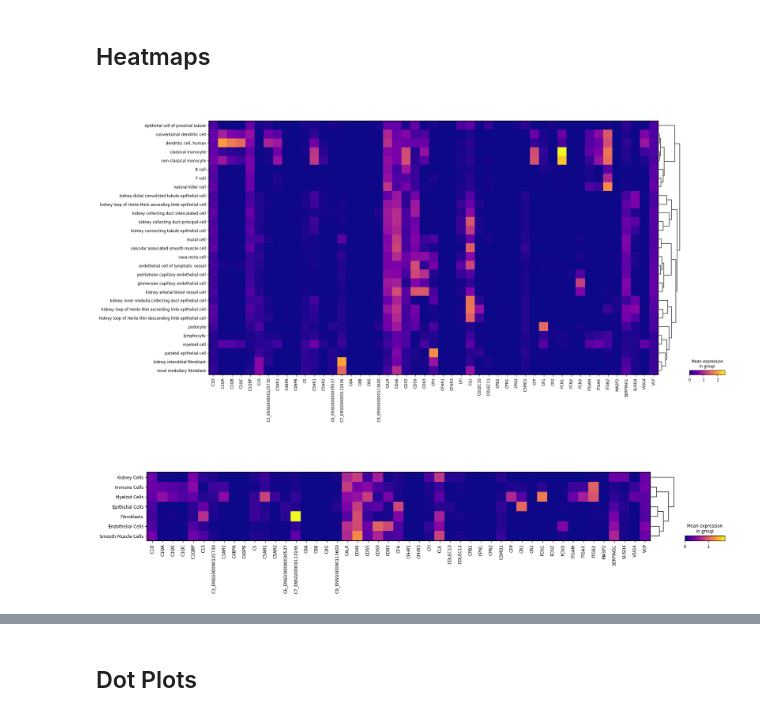
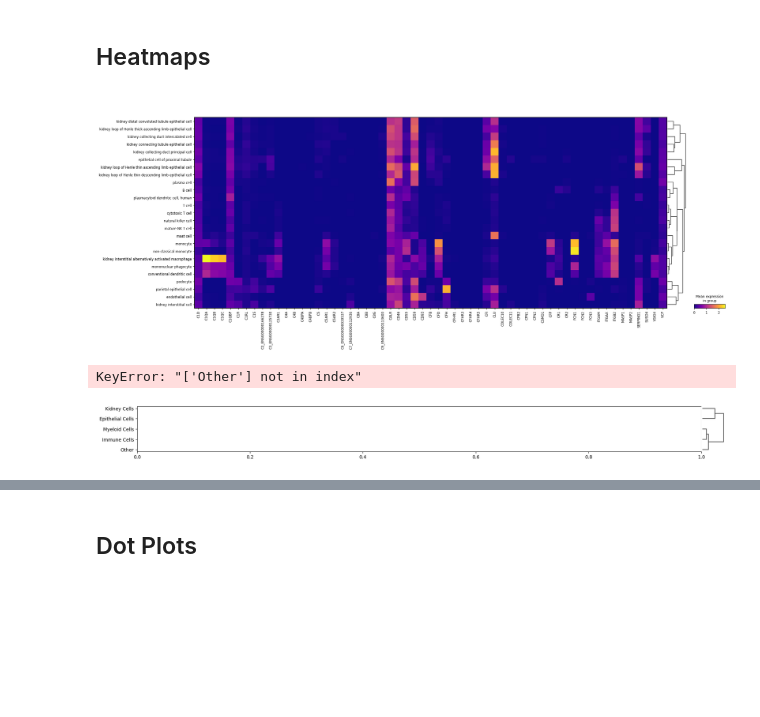
Before and after one commit to aumchampaneri/Biochemistry-BS, a Jupyter notebook: Human Kidney Atlas/Hs_CKD-Kidney_scRNA.ipynb, the cells around one changed output, grey strips where cells are left out. Saved outputs shown, nothing was run; the diff lists cells and outputs as text; code cells hidden in the pictures; blank space fills up the shorter version.

```diff
--- a/Human Kidney Atlas/Hs_CKD-Kidney_scRNA.ipynb
+++ b/Human Kidney Atlas/Hs_CKD-Kidney_scRNA.ipynb
@@ -6,11 +6,16 @@ import scanpy as sc
 
 # Import dataset
 ## ~ 33k Genes
-scRNA_ckd = sc.read_h5ad('/Volumes/CHAMPANERI/Databases/Human_Nor_Kidney_CellHint_scRNA.h5ad')
+# scRNA_ckd = sc.read_h5ad('/Volumes/CHAMPANERI/Databases/Human_Nor-CKD-AKF_scRNA.h5ad') # USB Location
+scRNA_ckd_akf = sc.read_h5ad('/Users/aumchampaneri/Databases/Human_Nor-CKD-AKF_scRNA.h5ad') # Disk Location
 # %% [markdown]
 # Filter Data for only Chronic Kidney Disease (CKD) Samples
 # %%
-TODO
+# Subset the anndata object to only include Chronic Kidney Disease (CKD) samples
+scRNA_ckd = scRNA_ckd_akf[scRNA_ckd_akf.obs['disease'] == 'chronic kidney disease', :].copy()
+
+# # Subset the anndata object to only include Acute Kidney Failure (AKF) samples
+# scRNA_akf = scRNA_ckd_akf[scRNA_ckd_akf.obs['disease'] == 'acute kidney failure', :].copy()
 # %% [markdown]
 # Preprocess Data and Quality Control
 # %%
@@ -172,24 +182,23 @@ print(filtered_gene_list)
 # %%
 # List all the cell types in the dataset
 cell_types = scRNA_ckd.obs['cell_type'].unique()
-# print("Cell Types:")
-# for cell_type in cell_types:
-#     print(f"  {cell_type}")
+print("Cell Types:")
+for cell_type in cell_types:
+    print(f"  {cell_type}")
 
 # Define the groups for cell types
 cell_type_groups = {
-    'Myeloid Cells': ['myeloid cell', 'classical monocyte', 'non-classical monocyte'],
+    'Myeloid Cells': ['monocyte', 'non-classical monocyte', 'mononuclear phagocyte',
+                      'conventional dendritic cell', 'plasmacytoid dendritic cell, human'],
     'Kidney Cells': ['kidney distal convoluted tubule epithelial cell', 'epithelial cell of proximal tubule',
                      'kidney connecting tubule epithelial cell', 'kidney loop of Henle thick ascending limb epithelial cell',
                      'kidney collecting duct intercalated cell', 'kidney collecting duct principal cell',
-                     'kidney inner medulla collecting duct epithelial cell', 'kidney loop of Henle thin descending limb epithelial cell',
-                     'kidney loop of Henle thin ascending limb epithelial cell'],
-    'Endothelial Cells': ['peritubular capillary endothelial cell', 'glomerular capillary endothelial cell',
-                          'vasa recta cell', 'kidney arterial blood vessel cell', 'endothelial cell of lymphatic vessel'],
-    'Fibroblasts': ['kidney interstitial fibroblast', 'renal medullary fibroblast'],
+                     'kidney loop of Henle thin descending limb epithelial cell', 'kidney loop of Henle thin ascending limb epithelial cell',
+                     'kidney interstitial cell', 'podocyte', 'parietal epithelial cell', 'kidney interstitial alternatively activated macrophage'],
+    'Endothelial Cells': ['endothelial cell'],
     'Epithelial Cells': ['podocyte', 'parietal epithelial cell'],
-    'Immune Cells': ['lymphocyte', 'dendritic cell, human', 'conventional dendritic cell', 'natural killer cell', 'B cell', 'T cell'],
-    'Smooth Muscle Cells': ['vascular associated smooth muscle cell', 'mural cell']
+    'Immune Cells': ['T cell', 'cytotoxic T cell', 'natural killer cell', 'mature NK T cell',
+                     'B cell', 'mast cell', 'plasma cell'],
 }
 
 # Map cell types to groups
@@ -199,6 +208,6 @@ for group, cell_types in cell_type_groups.items():
 
 # Check the new amount of cell types
 cell_type_groups = scRNA_ckd.obs['cell_type_group'].unique()
-# print("Cell Type Groups:")
-# for group in cell_type_groups:
-#     print(f"  {group}")
+print("Cell Type Groups:")
+for group in cell_type_groups:
+    print(f"  {group}")
@@ -209,25 +236,25 @@ cell_type_groups = scRNA_ckd.obs['cell_type_group'].unique()
 # %%
 # Define the gene set for plotting
 # List of genes to remove
-genes_to_remove = ['C1R', 'C1RL', 'C2_ENSG00000166278', 'C4A', 'C4B', 'CFB', 'CFD', 'CFHR2', 'CFHR4', 'CFHR5', 'ITGAMX', 'MASP1', 'MASP3', 'MBL2']
+genes_to_remove = ['CFHR2', 'ITGAMX', 'MASP3', 'MBL2']
 # Get the filtered gene list
 filtered_gene_list = filter_genes(gene_dict_names, genes_to_remove)
 
 # Plot the expression of complement genes as a matrix plot
 sc.pl.MatrixPlot(scRNA_ckd,
-                 gene_dict_names,
+                 filtered_gene_list,
                  groupby='cell_type',
                  gene_symbols='feature_name',
                  use_raw=False,
                  log=False,
                  # title='Complement Genes Expression in Kidney Cells',
                  ).add_dendrogram(show=True, size=0.9).style(cmap='plasma', edge_color='none').show()
 # .savefig('matrixplot_aG-aC_CKD.pdf')
 # %% [output]
-[figure, old version]
+[figure, new version]
 # %%
 # Example list of genes to remove
-genes_to_remove = ['C1R', 'C1RL', 'C2_ENSG00000166278', 'C4A', 'C4B', 'CFB', 'CFD', 'CFHR2', 'CFHR4', 'CFHR5', 'ITGAMX', 'MASP1', 'MASP3', 'MBL2']
+genes_to_remove = ['CFHR2', 'ITGAMX', 'MASP3', 'MBL2']
 # Get the filtered gene list
 filtered_gene_list = filter_genes(gene_dict_names, genes_to_remove)
 
@@ -242,7 +269,8 @@ sc.pl.MatrixPlot(scRNA_ckd,
                  ).add_dendrogram(show=True, size=0.9).style(cmap='plasma', edge_color='none').show()
  # .savefig('matrixplot_aG-sC_NKD.pdf')
 # %% [output]
+KeyError: "['Other'] not in index"
-[figure, old version]
+[figure, new version]
 # %%
 # Define the gene set for plotting
 entry_pathway_comp = ['C1S','C1QA','C1QB','C1QC','C1QBP','FCN1','FCN2','FCN3','COLEC10','COLEC11','MASP2','C3_ENSG00000125730','CFP']
```
Also changed, not shown: parts of 4 cells of this notebook, 2 other files.
